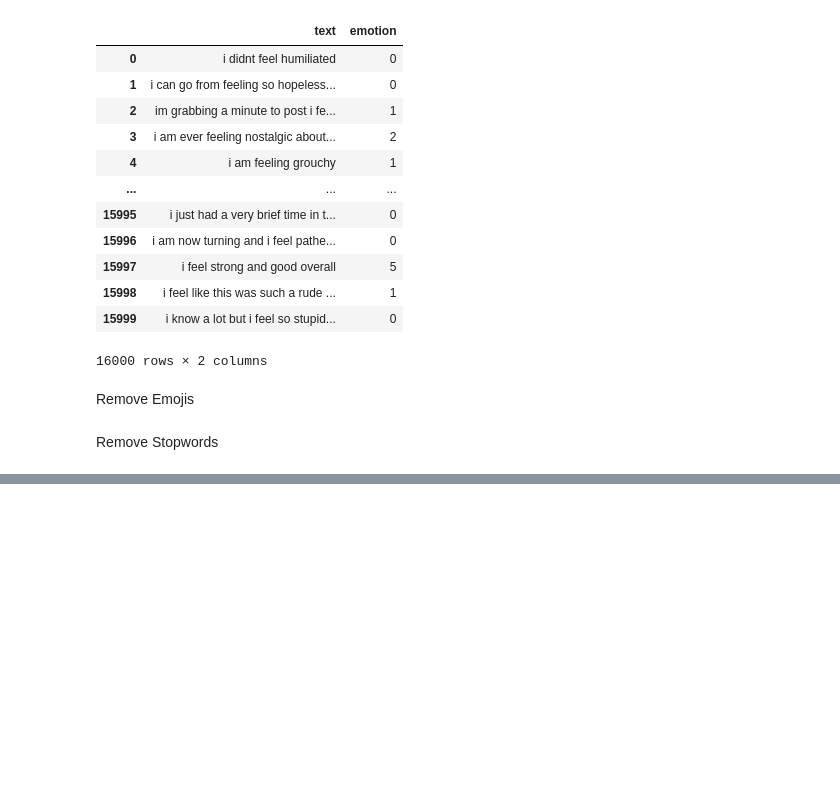
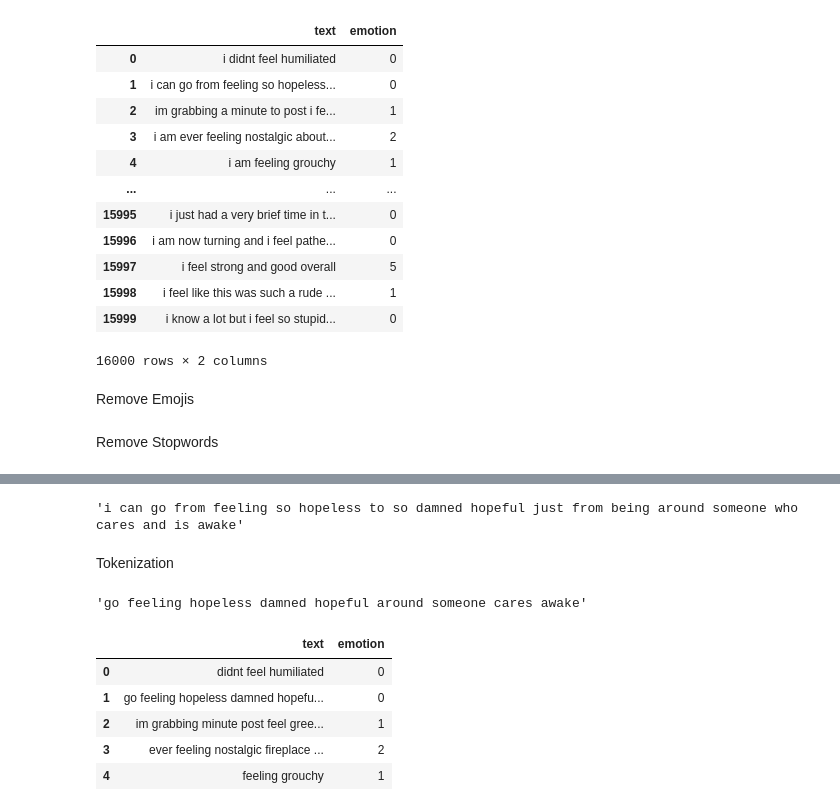
Before and after one commit to sushant758/ML-Exercises, a Jupyter notebook: NLP.ipynb, the cells around one changed output, grey strips where cells are left out. Saved outputs shown, nothing was run; the diff lists cells and outputs as text; code cells hidden in the pictures; blank space fills up the shorter version.

```diff
--- a/NLP.ipynb
+++ b/NLP.ipynb
@@ -57,11 +58,11 @@ def remove_punc(text):
 df['text'] = df['text'].apply(remove_punc)
 # %%
 def remove_numbers(txt):
-  new=""
-  for i in txt:
-    if i.isdigit():
-      new = new + i
-  return new
+    new = ""
+    for i in txt:
+        if not i.isdigit():
+            new = new + i
+    return new
 
 df['text'] = df['text'].apply(remove_numbers)
 # %% [markdown]
@@ -81,0 +109,6 @@ import nltk
+# %%
+df.loc[1]['text']
+# %% [output]
+'i can go from feeling so hopeless to so damned hopeful just from being around someone who cares and is awake'
+# %% [markdown]
+Tokenization
@@ -81,0 +129,13 @@ import nltk
+# %%
+df.loc[1]['text']
+# %% [output]
+'go feeling hopeless damned hopeful around someone cares awake'
+# %%
+df.head()
+# %% [output]
+|  | text | emotion |
+| 0 | didnt feel humiliated | 0 |
+| 1 | go feeling hopeless damned hopefu... | 0 |
+| 2 | im grabbing minute post feel gree... | 1 |
+| 3 | ever feeling nostalgic fireplace ... | 2 |
+| 4 | feeling grouchy | 1 |
```
Also changed, not shown: parts of 26 cells of this notebook.
